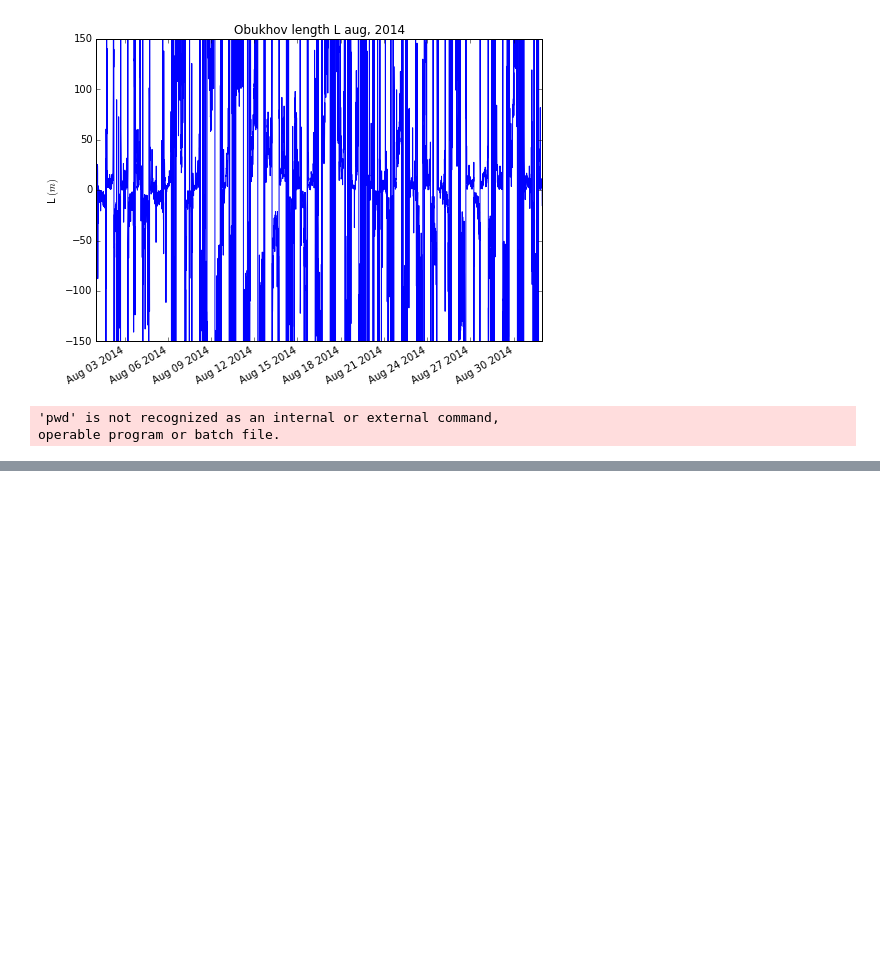
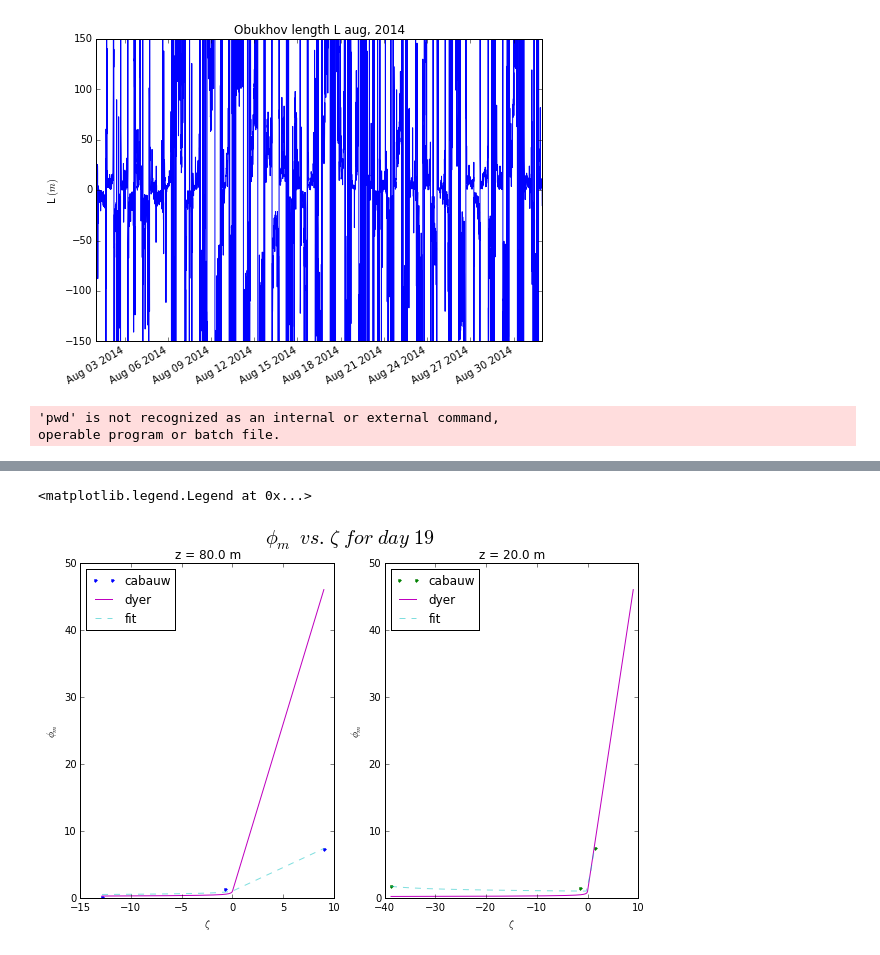
Before and after one commit to tc637/atsc500, a Jupyter notebook: notebooks/do_fit_tim1.ipynb, the cells around one changed output, grey strips where cells are left out. Saved outputs shown, nothing was run; the diff lists cells and outputs as text; code cells hidden in the pictures; blank space fills up the shorter version.

```diff
--- a/notebooks/do_fit_tim1.ipynb
+++ b/notebooks/do_fit_tim1.ipynb
@@ -298,0 +266,61 @@ ax[1].legend()
+# %%
+# calculate and plot cabauw data with the Dyer equations + fit
+hours = [hour1,hour2,hour3]
+levels = [level_80, level_20]
+
+phi_len = len(hours)*len(levels)
+phis = np.empty([phi_len])
+zetas = np.empty([phi_len])
+
+phis80 = []
+zetas80 = []
+phis20 = []
+zetas20 = []
+
+# calculate phi from data
+for hour in hours:
+    for level in levels:
+        phi,zeta = find_scaling(hourly_wind_avg, z, L, USTAR, day, hour, level)
+        if level==levels[0]:
+            phis80.append(phi)
+            zetas80.append(zeta)
+        else:
+            phis20.append(phi)
+            zetas20.append(zeta)
+
+fig,ax=plt.subplots(1,2,figsize=(10,6))
+fig.suptitle(r"$\phi_m\ vs.\ \zeta\ for\ day\ {}$".format(day,hour3),fontsize=20)
+ax[0].plot(zetas80, phis80, '.b',label='cabauw')
+ax[1].plot(zetas20, phis20, '.g',label='cabauw')
+ax[0].set(xlabel=r'$\zeta$',ylabel=r'$\phi_m$',title='z = {} m'.format(z[levels[0]]))
+ax[1].set(xlabel=r'$\zeta$',ylabel=r'$\phi_m$',title='z = {} m'.format(z[levels[1]]))
+
+# calculate Dyer values for phi
+dyer_zetas80 = np.arange(min(zetas80),max(zetas80),0.001)
+dyer_zetas20 = np.arange(min(zetas20),max(zetas80),0.001)
+
+phis_dyer80 = [dyer(dyer_zeta80) for dyer_zeta80 in dyer_zetas80]
+phis_dyer20 = [dyer(dyer_zeta20) for dyer_zeta20 in dyer_zetas20]
+
+ax[0].plot(dyer_zetas80, phis_dyer80 , '-m',label='dyer')
+ax[1].plot(dyer_zetas20, phis_dyer20, '-m',label='dyer')
+
+# fit curve for z = 80 m
+initial_guess=[0,0]
+pars80, pcov80 = curve_fit(fit_dyer, zetas80, phis80, p0=initial_guess)
+zetainterp=np.linspace(min(zetas80),max(zetas80),50.)
+grad_interp=fit_dyer(zetainterp,*pars80)
+fit80=ax[0].plot(zetainterp,grad_interp,'c--',alpha=0.5,label='fit')
+
+# fit curve for z = 20 m
+initial_guess=[0,0]
+pars20, pcov20 = curve_fit(fit_dyer, zetas20, phis20, p0=initial_guess)
+zetainterp=np.linspace(min(zetas20),max(zetas20),50.)
+grad_interp=fit_dyer(zetainterp,*pars20)
+fit20=ax[1].plot(zetainterp,grad_interp,'c--',alpha=0.5,label='fit')
+
+ax[0].legend(loc='best')
+ax[1].legend(loc='best')
+# %% [output]
+<matplotlib.legend.Legend at 0x...>
+[figure, added]
```
Also changed, not shown: parts of 4 cells of this notebook, 4 other files.
